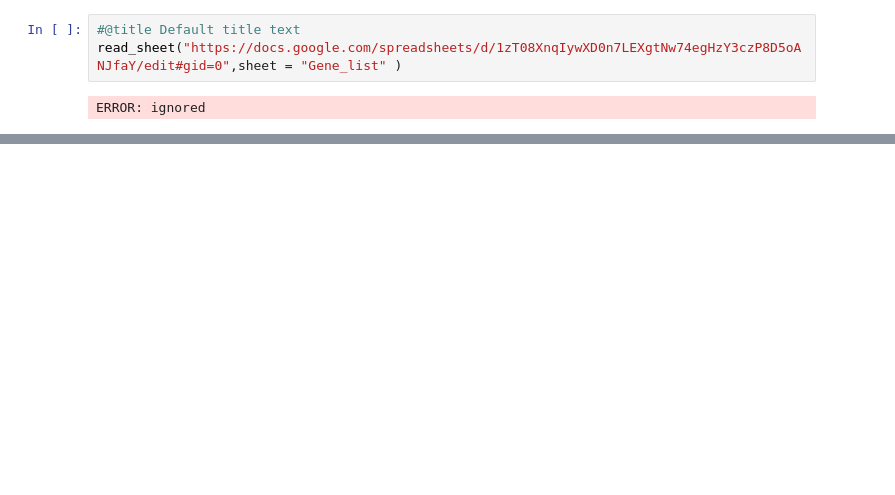
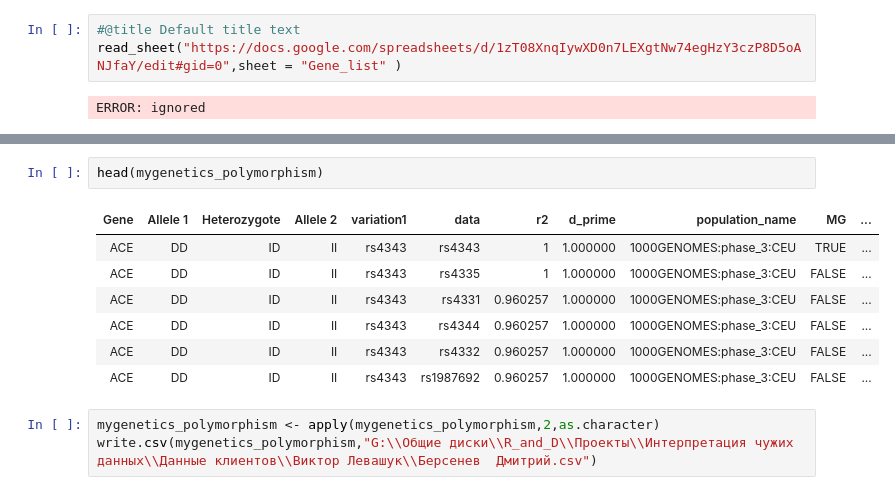
Before and after one commit to vvp310792/genetics_scripts, a Jupyter notebook: genotek_atlas_23andme_interpritator.ipynb, the cells around one changed output, grey strips where cells are left out. Drawn from its saved outputs; the diff is of its cells as text; blank space fills up the shorter version.

```diff
--- a/genotek_atlas_23andme_interpritator.ipynb
+++ b/genotek_atlas_23andme_interpritator.ipynb
@@ -517,0 +909,13 @@ ERROR: ignored
+# %%
+head(mygenetics_polymorphism)
+# %% [output]
+| Gene | Allele 1 | Heterozygote | Allele 2 | variation1 | data | r2 | d_prime | population_name | MG | ... |
+| ACE | DD | ID | II | rs4343 | rs4343 | 1 | 1.000000 | 1000GENOMES:phase_3:CEU | TRUE | ... |
+| ACE | DD | ID | II | rs4343 | rs4335 | 1 | 1.000000 | 1000GENOMES:phase_3:CEU | FALSE | ... |
+| ACE | DD | ID | II | rs4343 | rs4331 | 0.960257 | 1.000000 | 1000GENOMES:phase_3:CEU | FALSE | ... |
+| ACE | DD | ID | II | rs4343 | rs4344 | 0.960257 | 1.000000 | 1000GENOMES:phase_3:CEU | FALSE | ... |
+| ACE | DD | ID | II | rs4343 | rs4332 | 0.960257 | 1.000000 | 1000GENOMES:phase_3:CEU | FALSE | ... |
+| ACE | DD | ID | II | rs4343 | rs1987692 | 0.960257 | 1.000000 | 1000GENOMES:phase_3:CEU | FALSE | ... |
+# %%
+mygenetics_polymorphism <- apply(mygenetics_polymorphism,2,as.character)
+write.csv(mygenetics_polymorphism,"G:\\Общие диски\\R_and_D\\Проекты\\Интерпретация чужих данных\\Данные клиентов\\Виктор Левашук\\Берсенев  Дмитрий.csv")
```
Also changed, not shown: parts of 108 cells of this notebook.
